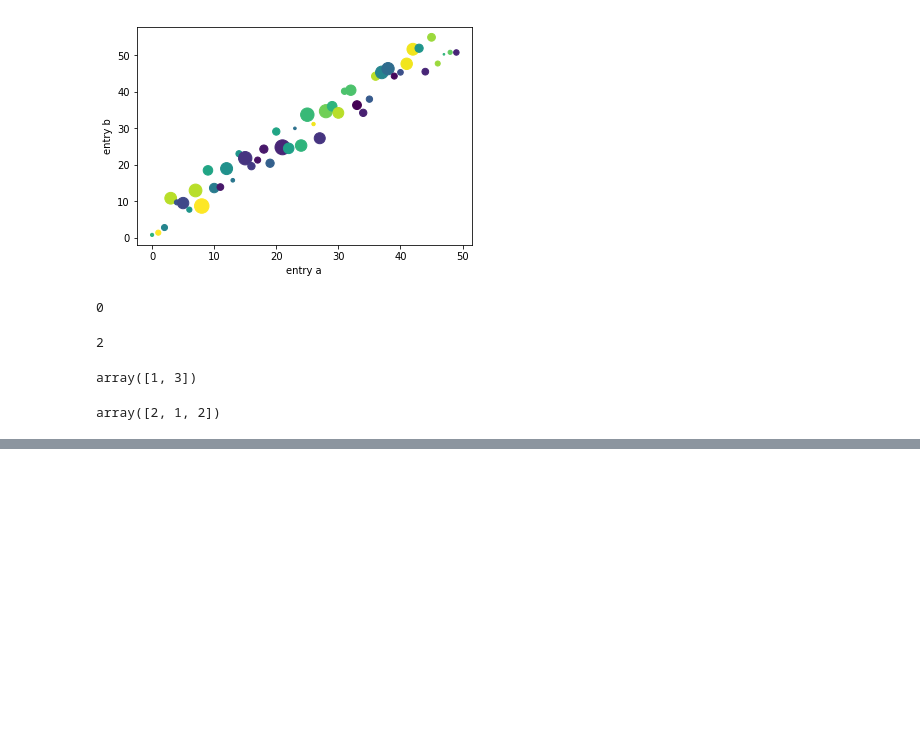
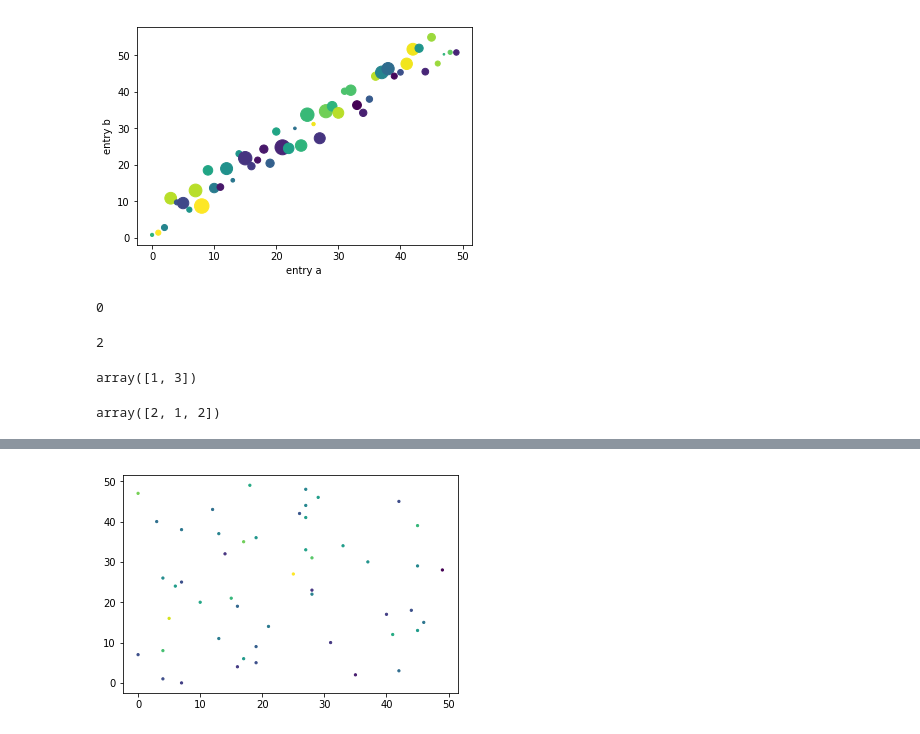
Before and after one commit to Delfin99/Delfin99, a Jupyter notebook: Study/Python/Jupyter/Untitled.ipynb, the cells around one changed output, grey strips where cells are left out. Cells and saved outputs as stored; diff of their text form; code cells hidden in the pictures; blank space fills up the shorter version.

```diff
--- a/Study/Python/Jupyter/Untitled.ipynb
+++ b/Study/Python/Jupyter/Untitled.ipynb
@@ -85,0 +143,9 @@ array([2, 2, 3, 3])
+# %%
+data = {'a': np.random.randint(0, 50, 50), 'b': np.arange(50)}
+# data['c'] = np.arange(50)
+data['c'] = np.random.randn(50)
+
+plt.scatter('a', 'b', c='c', s=5, data=data)
+plt.show()
+# %% [output]
+[figure, added]
```
Also changed, not shown: parts of 12 cells of this notebook.
